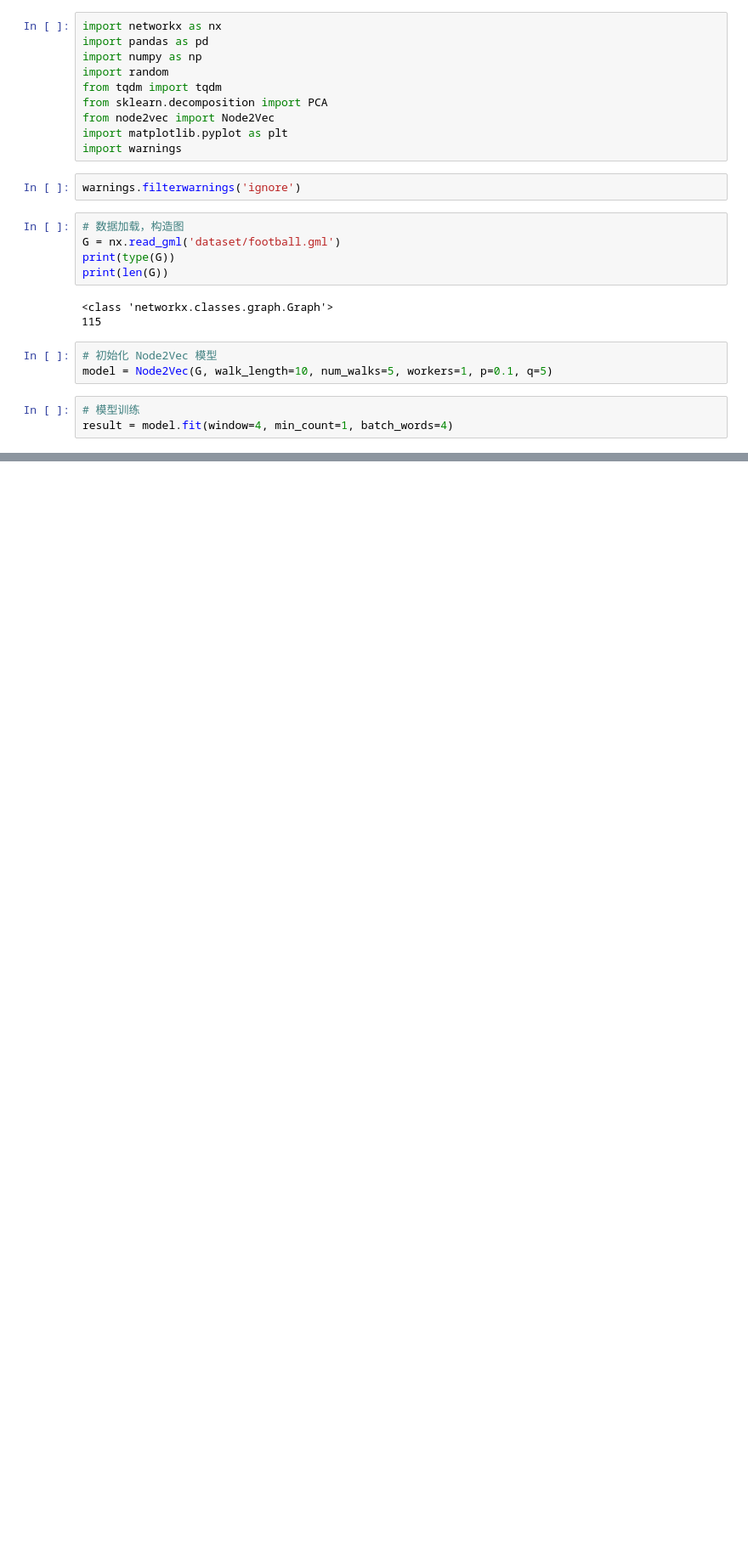
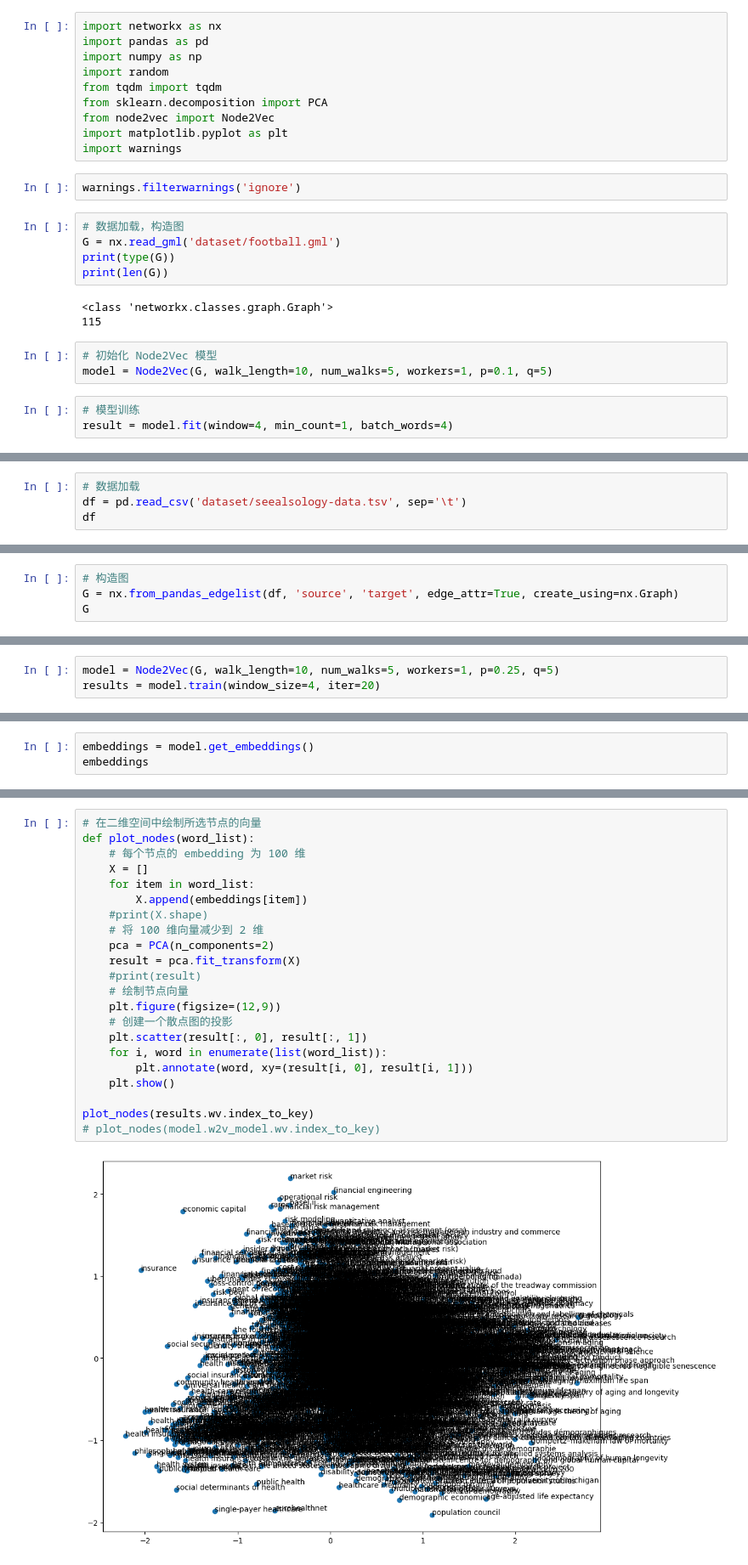
Before and after one commit to hivandu/AI_Cheats, a Jupyter notebook: Core BI/31. Node2Vec.ipynb, the cells around one changed output, grey strips where cells are left out. Shown at 85% size. Saved outputs shown, nothing was run; the diff lists cells and outputs as text; blank space fills up the shorter version.

```diff
--- a/Core BI/31. Node2Vec.ipynb
+++ b/Core BI/31. Node2Vec.ipynb
@@ -59,0 +120,4 @@ plot_nodes(result.wv.index_to_key)
+# %%
+# 数据加载
+df = pd.read_csv('dataset/seealsology-data.tsv', sep='\t')
+df
@@ -59,0 +138,4 @@ plot_nodes(result.wv.index_to_key)
+# %%
+# 构造图
+G = nx.from_pandas_edgelist(df, 'source', 'target', edge_attr=True, create_using=nx.Graph)
+G
@@ -59,0 +144,3 @@ plot_nodes(result.wv.index_to_key)
+# %%
+model = Node2Vec(G, walk_length=10, num_walks=5, workers=1, p=0.25, q=5)
+results = model.train(window_size=4, iter=20)
@@ -59,0 +151,3 @@ plot_nodes(result.wv.index_to_key)
+# %%
+embeddings = model.get_embeddings()
+embeddings
@@ -59,0 +176,24 @@ plot_nodes(result.wv.index_to_key)
+# %%
+# 在二维空间中绘制所选节点的向量
+def plot_nodes(word_list):
+    # 每个节点的 embedding 为 100 维
+    X = []
+    for item in word_list:
+        X.append(embeddings[item])
+    #print(X.shape)
+    # 将 100 维向量减少到 2 维
+    pca = PCA(n_components=2)
+    result = pca.fit_transform(X)
+    #print(result)
+    # 绘制节点向量
+    plt.figure(figsize=(12,9))
+    # 创建一个散点图的投影
+    plt.scatter(result[:, 0], result[:, 1])
+    for i, word in enumerate(list(word_list)):
+        plt.annotate(word, xy=(result[i, 0], result[i, 1]))
+    plt.show()
+
+plot_nodes(results.wv.index_to_key)
+# plot_nodes(model.w2v_model.wv.index_to_key)
+# %% [output]
+[figure, added]
```
Also changed, not shown: parts of 13 cells of this notebook, 3 other files.
